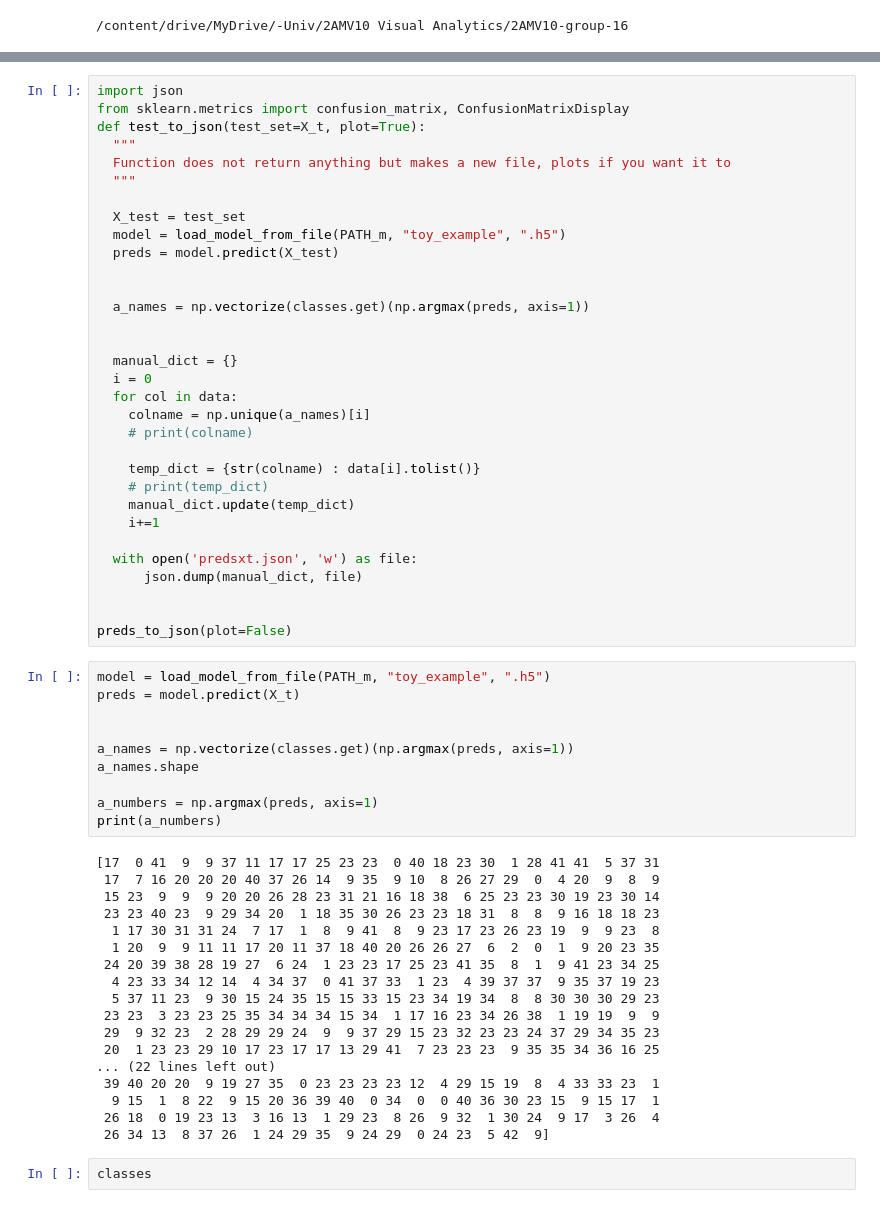
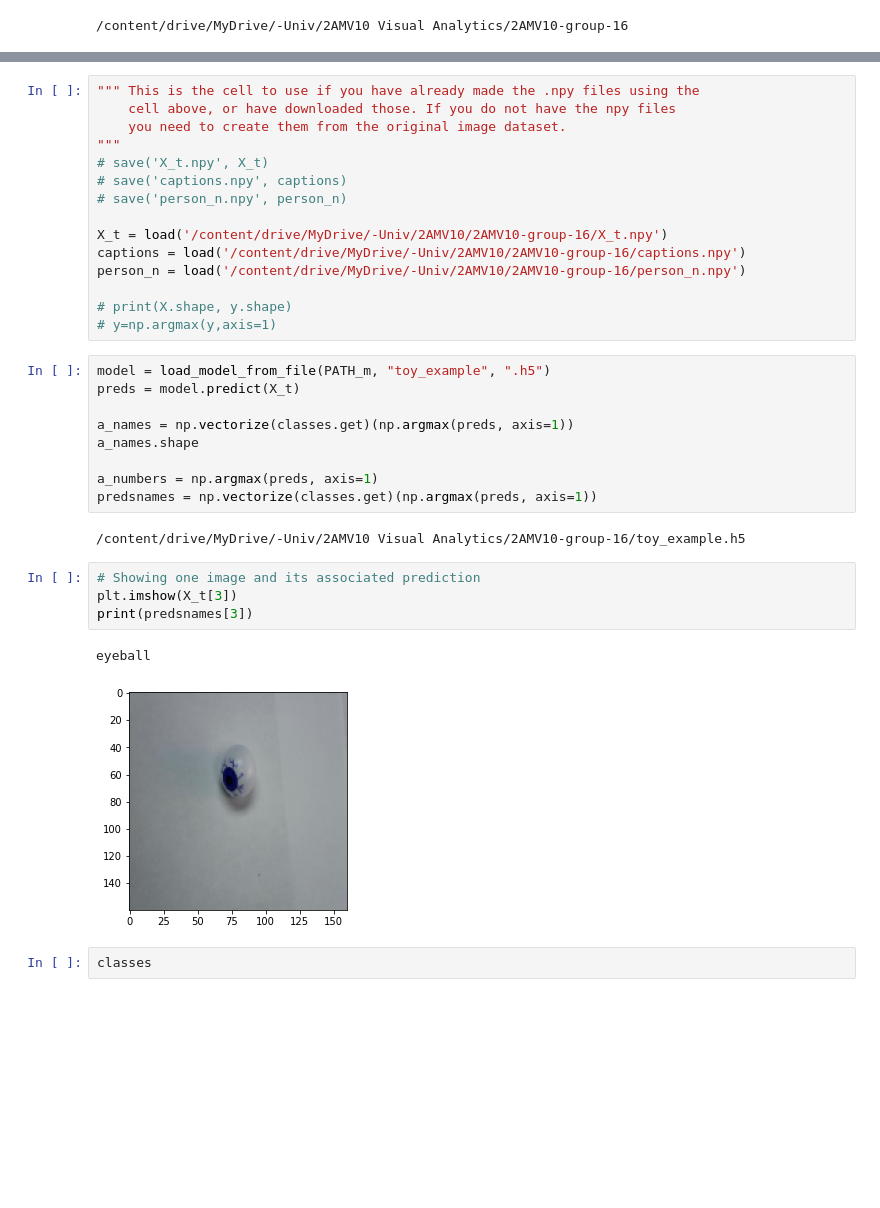
Before and after one commit to JfmGijsbers/2AMV10-group-16, a Jupyter notebook: run2.ipynb, the cells around one changed output, grey strips where cells are left out. Cells and saved outputs as stored; diff of their text form; blank space fills up the shorter version.

```diff
--- a/run2.ipynb
+++ b/run2.ipynb
@@ -637,63 +665,36 @@ yellowBag
-# %%
-import json
-from sklearn.metrics import confusion_matrix, ConfusionMatrixDisplay
-def test_to_json(test_set=X_t, plot=True):
-  """
-  Function does not return anything but makes a new file, plots if you want it to
-  """
-
-  X_test = test_set
-  model = load_model_from_file(PATH_m, "toy_example", ".h5")
-  preds = model.predict(X_test)
-
-
-  a_names = np.vectorize(classes.get)(np.argmax(preds, axis=1))
-
-
-  manual_dict = {}
-  i = 0
-  for col in data:
-    colname = np.unique(a_names)[i]
-    # print(colname)
-
-    temp_dict = {str(colname) : data[i].tolist()}
-    # print(temp_dict)
-    manual_dict.update(temp_dict)
-    i+=1
-
-  with open('predsxt.json', 'w') as file:
-      json.dump(manual_dict, file)
-
-
-preds_to_json(plot=False)
+# %%
+""" This is the cell to use if you have already made the .npy files using the
+    cell above, or have downloaded those. If you do not have the npy files
+    you need to create them from the original image dataset.
+"""
+# save('X_t.npy', X_t)
+# save('captions.npy', captions)
+# save('person_n.npy', person_n)
+
+X_t = load('/content/drive/MyDrive/-Univ/2AMV10/2AMV10-group-16/X_t.npy')
+captions = load('/content/drive/MyDrive/-Univ/2AMV10/2AMV10-group-16/captions.npy')
+person_n = load('/content/drive/MyDrive/-Univ/2AMV10/2AMV10-group-16/person_n.npy')
+
+# print(X.shape, y.shape)
+# y=np.argmax(y,axis=1)
 # %%
 model = load_model_from_file(PATH_m, "toy_example", ".h5")
 preds = model.predict(X_t)
-
 
 a_names = np.vectorize(classes.get)(np.argmax(preds, axis=1))
 a_names.shape
 
 a_numbers = np.argmax(preds, axis=1)
-print(a_numbers)
+predsnames = np.vectorize(classes.get)(np.argmax(preds, axis=1))
 # %% [output]
-[17  0 41  9  9 37 11 17 17 25 23 23  0 40 18 23 30  1 28 41 41  5 37 31
- 17  7 16 20 20 20 40 37 26 14  9 35  9 10  8 26 27 29  0  4 20  9  8  9
- 15 23  9  9  9 20 20 26 28 23 31 21 16 18 38  6 25 23 23 30 19 23 30 14
- 23 23 40 23  9 29 34 20  1 18 35 30 26 23 23 18 31  8  8  9 16 18 18 23
-  1 17 30 31 31 24  7 17  1  8  9 41  8  9 23 17 23 26 23 19  9  9 23  8
-  1 20  9  9 11 11 17 20 11 37 18 40 20 26 26 27  6  2  0  1  9 20 23 35
- 24 20 39 38 28 19 27  6 24  1 23 23 17 25 23 41 35  8  1  9 41 23 34 25
-  4 23 33 34 12 14  4 34 37  0 41 37 33  1 23  4 39 37 37  9 35 37 19 23
-  5 37 11 23  9 30 15 24 35 15 15 33 15 23 34 19 34  8  8 30 30 30 29 23
- 23 23  3 23 23 25 35 34 34 34 15 34  1 17 16 23 34 26 38  1 19 19  9  9
- 29  9 32 23  2 28 29 29 24  9  9 37 29 15 23 32 23 23 24 37 29 34 35 23
- 20  1 23 23 29 10 17 23 17 17 13 29 41  7 23 23 23  9 35 35 34 36 16 25
-... (22 lines left out)
- 39 40 20 20  9 19 27 35  0 23 23 23 23 12  4 29 15 19  8  4 33 33 23  1
-  9 15  1  8 22  9 15 20 36 39 40  0 34  0  0 40 36 30 23 15  9 15 17  1
- 26 18  0 19 23 13  3 16 13  1 29 23  8 26  9 32  1 30 24  9 17  3 26  4
- 26 34 13  8 37 26  1 24 29 35  9 24 29  0 24 23  5 42  9]
+/content/drive/MyDrive/-Univ/2AMV10 Visual Analytics/2AMV10-group-16/toy_example.h5
+# %%
+# Showing one image and its associated prediction
+plt.imshow(X_t[3])
+print(predsnames[3])
+# %% [output]
+eyeball
+[figure, added]
 # %%
 classes
 # %% [output]
```
Also changed, not shown: parts of 31 cells of this notebook.
